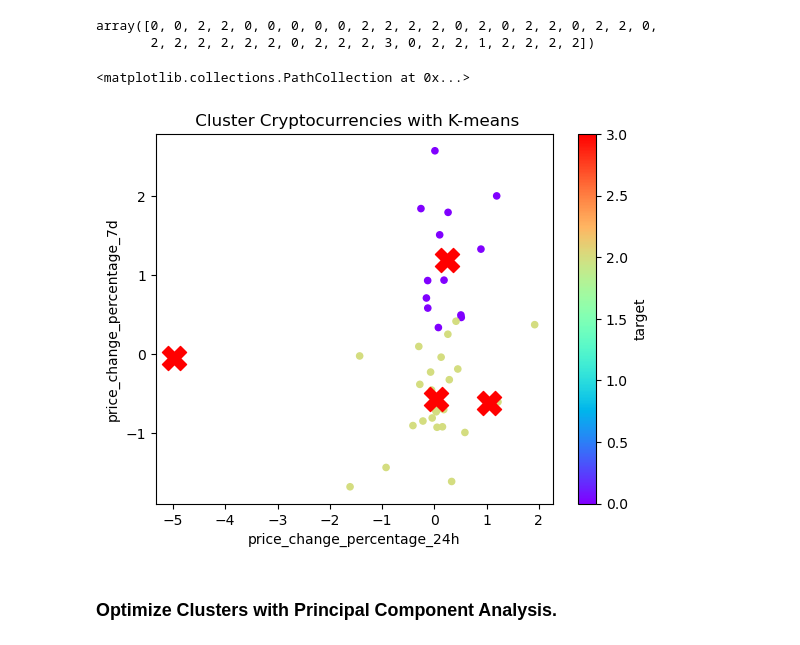
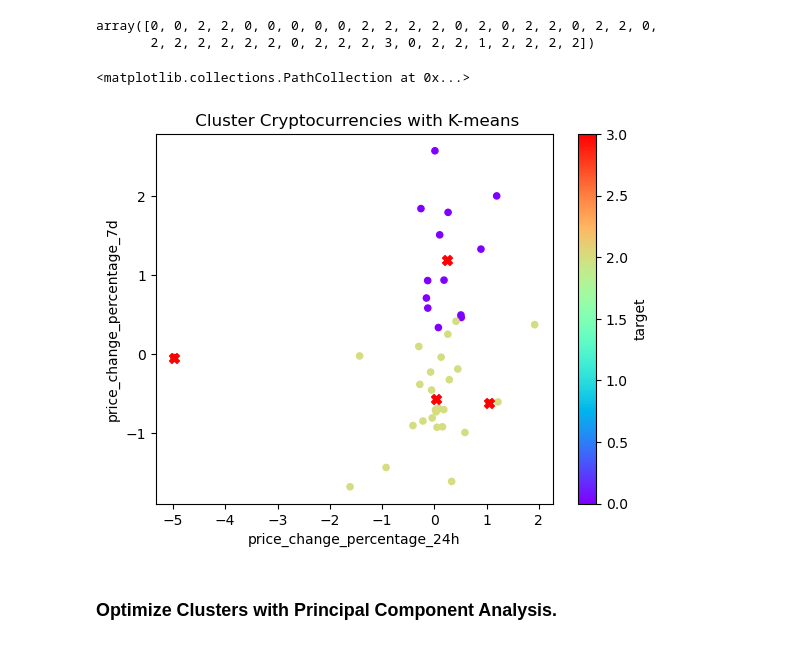
Before and after one commit to kidushaftom/CryptoClustering, a Jupyter notebook: Crypto_Clustering.ipynb.ipynb, the cells around one changed output. Saved outputs shown, nothing was run; the diff lists cells and outputs as text; code cells hidden in the pictures.

Commit message:
added plot

```diff
--- a/Crypto_Clustering.ipynb.ipynb
+++ b/Crypto_Clustering.ipynb.ipynb
@@ -158,15 +154,15 @@ market_data['target'] = preds2
 # %%
 # Create a scatter plot using Pandas plot by setting
 # `x="price_change_percentage_24h"` and `y="price_change_percentage_7d"`.
 # Use "rainbow" for the color to better visualize the data.
 market_data.plot.scatter(x="price_change_percentage_24h",\
                          y="price_change_percentage_7d",\
                             c = 'target',colormap='rainbow',\
                                 title = ' Cluster Cryptocurrencies with K-means')
-plt.scatter(model2.cluster_centers_[:, 0], model2.cluster_centers_[:, 1], s=300, c='red', marker='X', label='Centroids')
+plt.scatter(model2.cluster_centers_[:, 0], model2.cluster_centers_[:, 1], s=50, c='red', marker='X', label='Centroids')
 # %% [output]
 <matplotlib.collections.PathCollection at 0x...>
-[figure, old version]
+[figure, new version]
 # %% [markdown]
 ### Optimize Clusters with Principal Component Analysis.
 # %%
```
Also changed, not shown: parts of 2 cells of this notebook.
